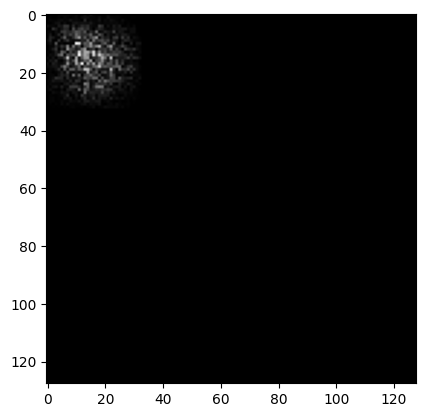
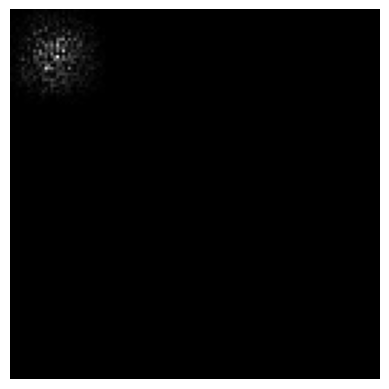
The change to this notebook cell's code, shown as a diff; its figure went from the first image to the second:
--- before
+++ after
@@ -73,16 +73,16 @@
                                      dtype=torch.float32)
 
-
-
 gradient = get_gradient(model,'L6',0,0,0,inp)
 print("gradient shape:", gradient.shape)  # [1, 1, 128, 128]
 # convert gradient to image and plot...
 abs_grad = np.abs(gradient.detach().numpy()) #Convert tensor → numpy
-print("absolute gradient shape:", gradient.shape)  # (1, 3, 224, 224)
+print("absolute gradient shape:", abs_grad.shape)  # (1, 1, 128, 128)
 
-saliency = np.max(abs_grad, axis=1) # maximize over channels
-print("saliency shape:", saliency.shape)  # (1, 224, 224)
+#saliency = np.max(abs_grad, axis=1) # maximize over channels #here we have only one channel
+saliency = abs_grad[0,0] # first image of batch and first channel of grad
+print("saliency shape:", saliency.shape)  # (128,128)
 
-plt.imshow(saliency[0], cmap="gray")  # show the first image of batch
+plt.imshow(saliency, cmap="gray")  # show the first image of batch
+plt.axis("off")
 plt.show()
 

Commit: Created using Colab